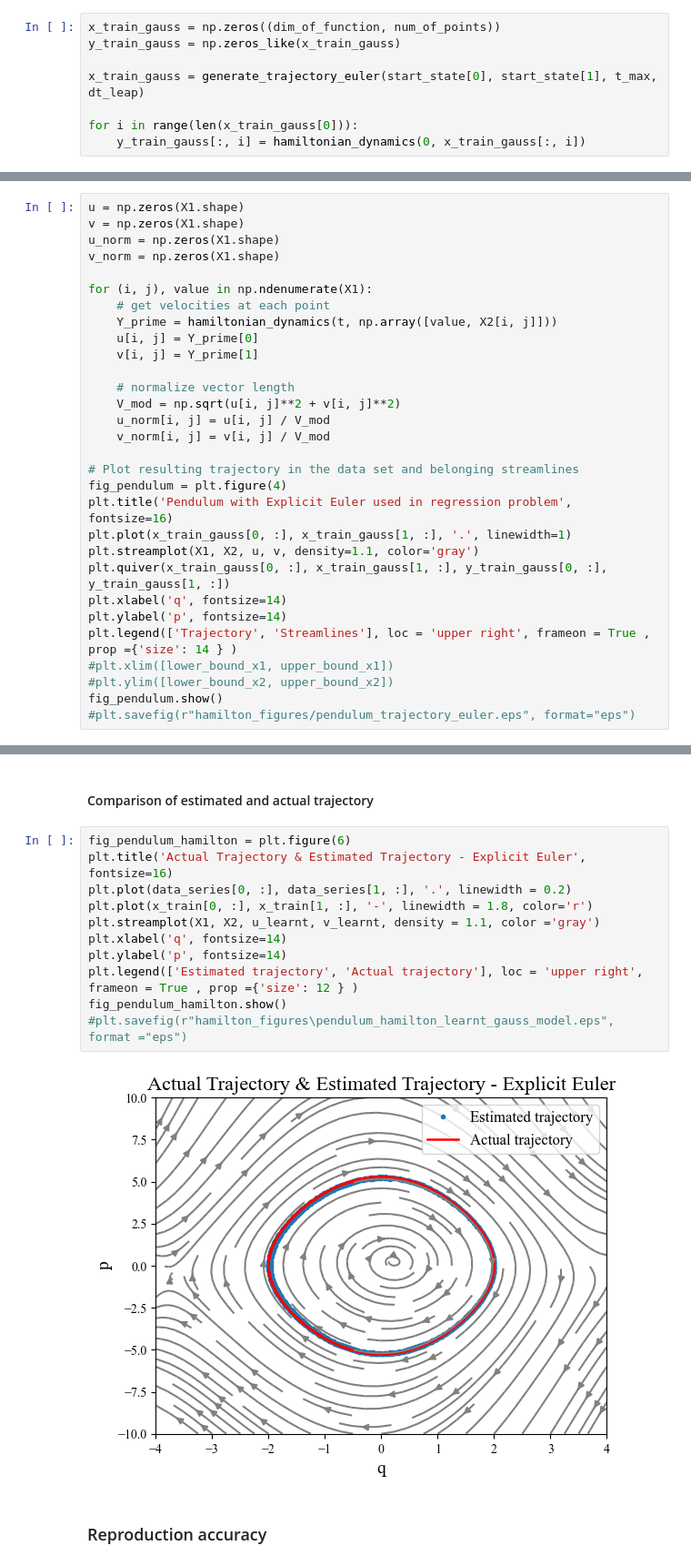
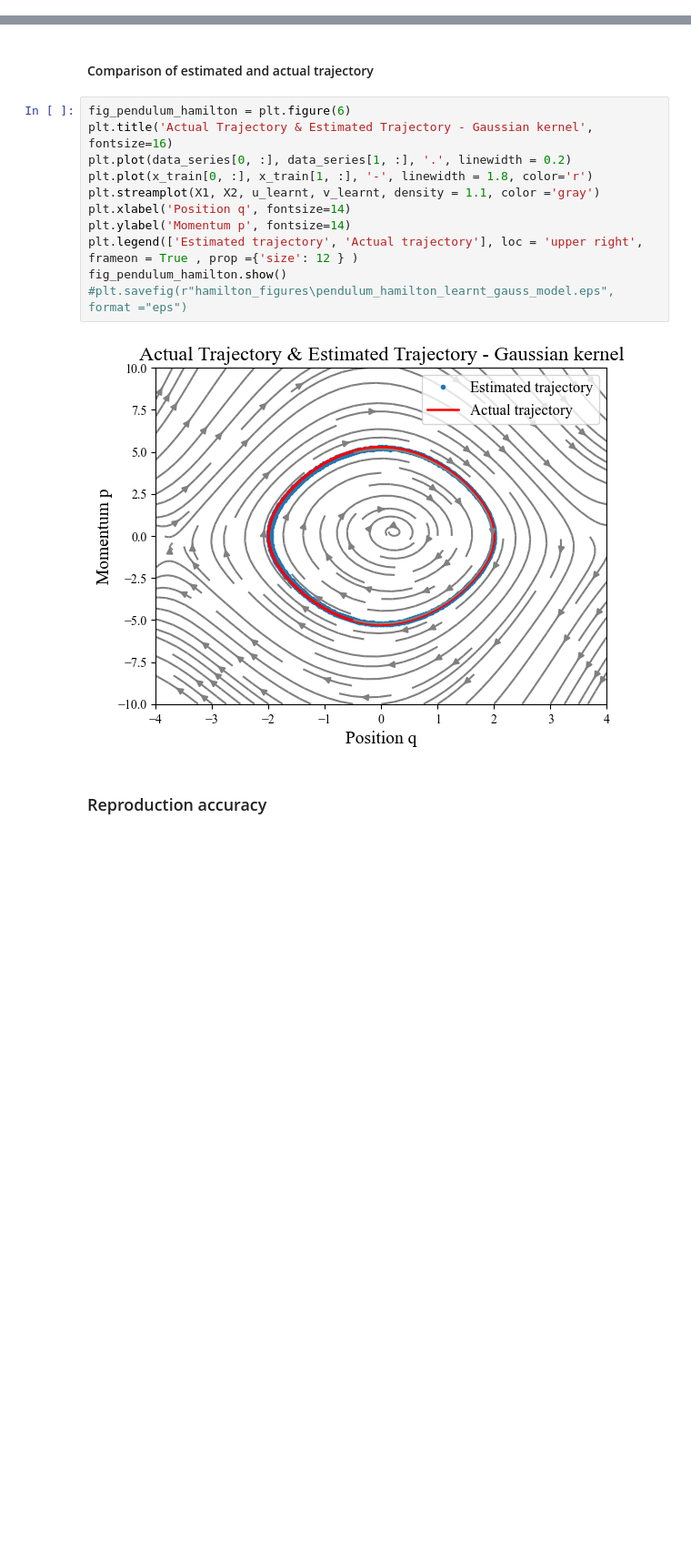
Before and after one commit to helenatp/tpk4960, a Jupyter notebook: src/hamilton/hamilton_pendulum.ipynb, the cells around one changed output, grey strips where cells are left out. Shown at 91% size. Drawn from its saved outputs; the diff is of its cells as text; blank space fills up the shorter version.

```diff
--- a/src/hamilton/hamilton_pendulum.ipynb
+++ b/src/hamilton/hamilton_pendulum.ipynb
@@ -326,8 +323,0 @@ fig_pendulum_hamilton.show()
-# %%
-x_train_gauss = np.zeros((dim_of_function, num_of_points))
-y_train_gauss = np.zeros_like(x_train_gauss)
-
-x_train_gauss = generate_trajectory_euler(start_state[0], start_state[1], t_max, dt_leap)
-
-for i in range(len(x_train_gauss[0])):
-    y_train_gauss[:, i] = hamiltonian_dynamics(0, x_train_gauss[:, i])
@@ -355,30 +323,0 @@ v_norm = np.zeros(X1.shape)
-# %%
-u = np.zeros(X1.shape)
-v = np.zeros(X1.shape)
-u_norm = np.zeros(X1.shape)
-v_norm = np.zeros(X1.shape)
-
-for (i, j), value in np.ndenumerate(X1):
-    # get velocities at each point
-    Y_prime = hamiltonian_dynamics(t, np.array([value, X2[i, j]]))
-    u[i, j] = Y_prime[0]
-    v[i, j] = Y_prime[1]
-
-    # normalize vector length
-    V_mod = np.sqrt(u[i, j]**2 + v[i, j]**2)
-    u_norm[i, j] = u[i, j] / V_mod
-    v_norm[i, j] = v[i, j] / V_mod
-
-# Plot resulting trajectory in the data set and belonging streamlines
-fig_pendulum = plt.figure(4)
-plt.title('Pendulum with Explicit Euler used in regression problem', fontsize=16)
-plt.plot(x_train_gauss[0, :], x_train_gauss[1, :], '.', linewidth=1)
-plt.streamplot(X1, X2, u, v, density=1.1, color='gray')
-plt.quiver(x_train_gauss[0, :], x_train_gauss[1, :], y_train_gauss[0, :], y_train_gauss[1, :])
-plt.xlabel('q', fontsize=14)
-plt.ylabel('p', fontsize=14)
-plt.legend(['Trajectory', 'Streamlines'], loc = 'upper right', frameon = True , prop ={'size': 14 } )
-#plt.xlim([lower_bound_x1, upper_bound_x1])
-#plt.ylim([lower_bound_x2, upper_bound_x2])
-fig_pendulum.show()
-#plt.savefig(r"hamilton_figures/pendulum_trajectory_euler.eps", format="eps")
@@ -456,16 +391,16 @@ fig_pendulum_hamilton.show()
 #### Comparison of estimated and actual trajectory
 # %%
 fig_pendulum_hamilton = plt.figure(6)
-plt.title('Actual Trajectory & Estimated Trajectory - Explicit Euler', fontsize=16)
+plt.title('Actual Trajectory & Estimated Trajectory - Gaussian kernel', fontsize=16)
 plt.plot(data_series[0, :], data_series[1, :], '.', linewidth = 0.2)
 plt.plot(x_train[0, :], x_train[1, :], '-', linewidth = 1.8, color='r')
 plt.streamplot(X1, X2, u_learnt, v_learnt, density = 1.1, color ='gray')
-plt.xlabel('q', fontsize=14)
-plt.ylabel('p', fontsize=14)
+plt.xlabel('Position q', fontsize=14)
+plt.ylabel('Momentum p', fontsize=14)
 plt.legend(['Estimated trajectory', 'Actual trajectory'], loc = 'upper right', frameon = True , prop ={'size': 12 } )
 fig_pendulum_hamilton.show()
 #plt.savefig(r"hamilton_figures\pendulum_hamilton_learnt_gauss_model.eps", format ="eps")
 # %% [output]
-[figure, old version]
+[figure, new version]
 # %% [markdown]
 ### Reproduction accuracy
```
Also changed, not shown: parts of 16 cells of this notebook, 6 other files.
